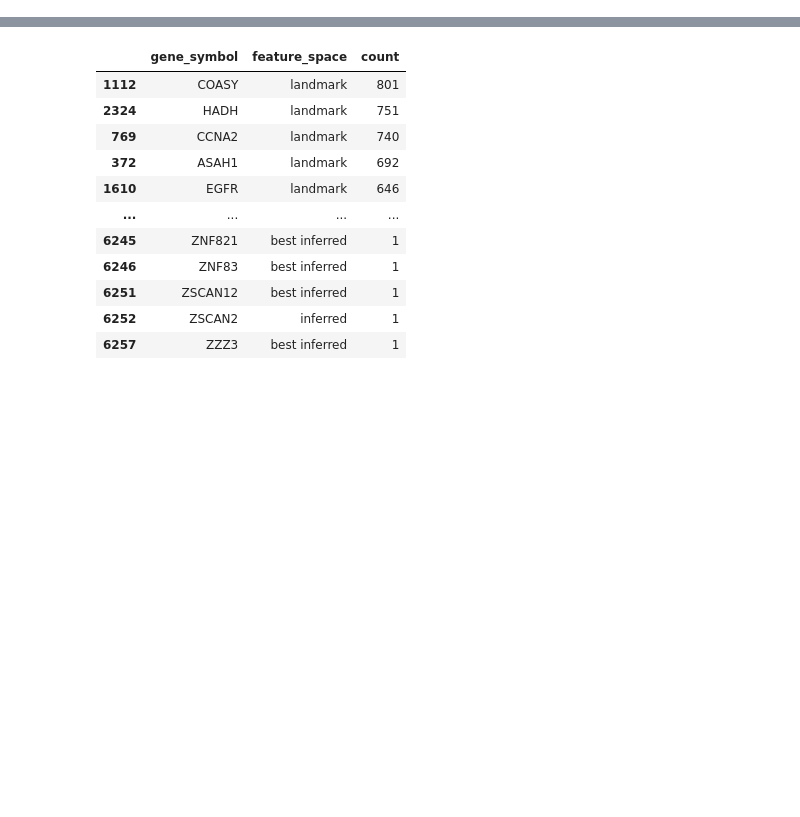
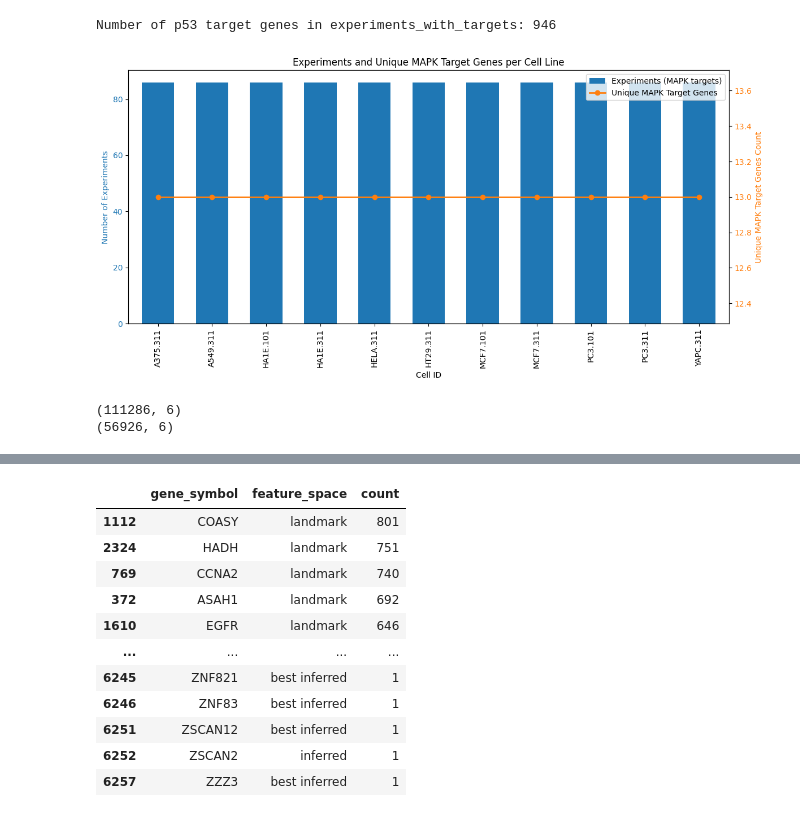
Before and after one commit to joh-dah/source_detection_in_grns, a Jupyter notebook: data_exploration/L1000_analysis/targets.ipynb, the cells around one changed output, grey strips where cells are left out. Saved outputs shown, nothing was run; the diff lists cells and outputs as text; code cells hidden in the pictures; blank space fills up the shorter version.

```diff
--- a/data_exploration/L1000_analysis/targets.ipynb
+++ b/data_exploration/L1000_analysis/targets.ipynb
@@ -27,0 +136,59 @@ Shape of df_oe_sh_xpr: (413467, 5)
+# %%
+print("Number of p53 target genes in experiments_with_targets:", sum(gene in mapk for gene in df_experiments_with_targets['pr_gene_symbol']))
+# %% [output]
+Number of p53 target genes in experiments_with_targets: 946
+# %%
+# filter experiments to only those whose pr_gene_symbol is in the MAPK list, then plot experiments (bars) + unique targets (line)
+import matplotlib.pyplot as plt
+assert 'df_experiments_with_targets' in globals(), "df_experiments_with_targets not found. Run earlier cells that create it."
+assert 'mapk' in globals(), "mapk gene list not found. Ensure the cell defining `mapk` has been run."
+assert 'plt' in globals(), "matplotlib.pyplot (plt) is not imported. Run the cell that imports it (e.g. `import matplotlib.pyplot as plt`)."
+
+df = df_experiments_with_targets
+required = {'cell_id', 'pr_gene_symbol'}
+assert required.issubset(df.columns), f"DataFrame must contain columns: {required}"
+# create reduced dataframe containing only MAPK-targeted experiments
+reduced_df_experiments_with_targets = df[df['pr_gene_symbol'].isin(mapk)]
+assert len(reduced_df_experiments_with_targets) > 0, "No rows found with pr_gene_symbol in `mapk`. Check inputs."
+
+# compute counts (explicitly sort by experiment count descending)
+exp_counts = reduced_df_experiments_with_targets['cell_id'].value_counts().sort_values(ascending=False)
+unique_targets = reduced_df_experiments_with_targets.groupby('cell_id')['pr_gene_symbol'].nunique().reindex(exp_counts.index)
+
+assert len(exp_counts) == len(unique_targets), "Mismatch between experiment counts and unique target counts."
+
+# plot
+fig, ax = plt.subplots(figsize=(12, 6))
+exp_counts.plot(kind='bar', color='tab:blue', ax=ax, width=0.6, label='Experiments (MAPK targets)')
+
+ax.set_xlabel('Cell ID')
+ax.set_ylabel('Number of Experiments', color='tab:blue')
+ax.tick_params(axis='y', labelcolor='tab:blue')
+
+ax2 = ax.twinx()
+x_pos = range(len(unique_targets))
+ax2.plot(x_pos, unique_targets.values, color='tab:orange', marker='o', linestyle='-', linewidth=2, label='Unique MAPK Target Genes')
+ax2.set_ylabel('Unique MAPK Target Genes Count', color='tab:orange')
+ax2.tick_params(axis='y', labelcolor='tab:orange')
+
+ax.set_xticks(x_pos)
+ax.set_xticklabels(exp_counts.index, rotation=90)
+
+lines, labels = ax.get_legend_handles_labels()
+lines2, labels2 = ax2.get_legend_handles_labels()
+ax.legend(lines + lines2, labels + labels2, loc='upper right')
+
+plt.title('Experiments and Unique MAPK Target Genes per Cell Line')
+plt.tight_layout()
+plt.show()
+# %% [output]
+[figure, added]
+# %%
+# store the 500 most common pr_gene_symbol in df_experiments_with_targets in a list
+top_500_genes = df_experiments_with_targets['pr_gene_symbol'].value_counts().nlargest(500).index.tolist()
+print(df_experiments_with_targets.shape)
+reduced_df_experiments_with_targets = df_experiments_with_targets[df_experiments_with_targets['pr_gene_symbol'].isin(top_500_genes)]
+print(reduced_df_experiments_with_targets.shape)
+# %% [output]
+(111286, 6)
+(56926, 6)
```
Also changed, not shown: parts of 12 cells of this notebook, 18 other files.
